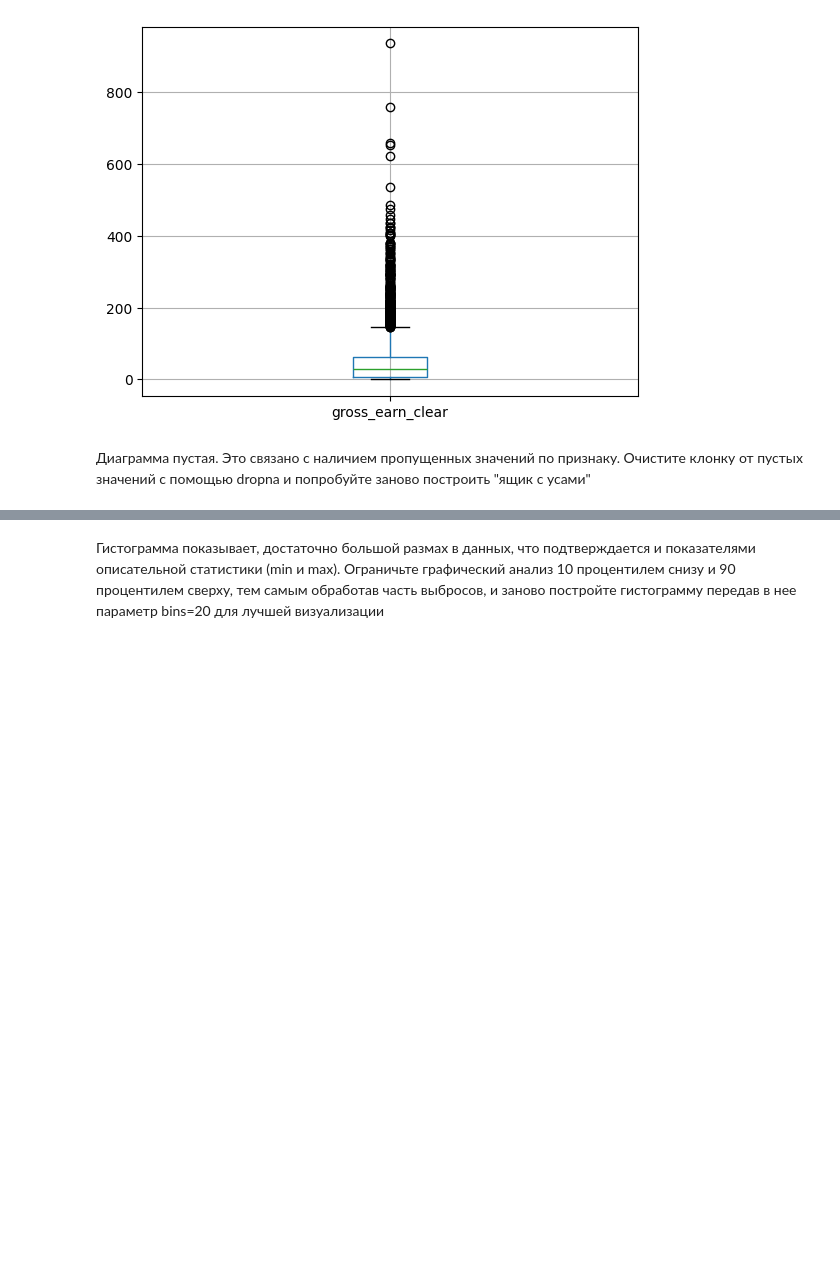
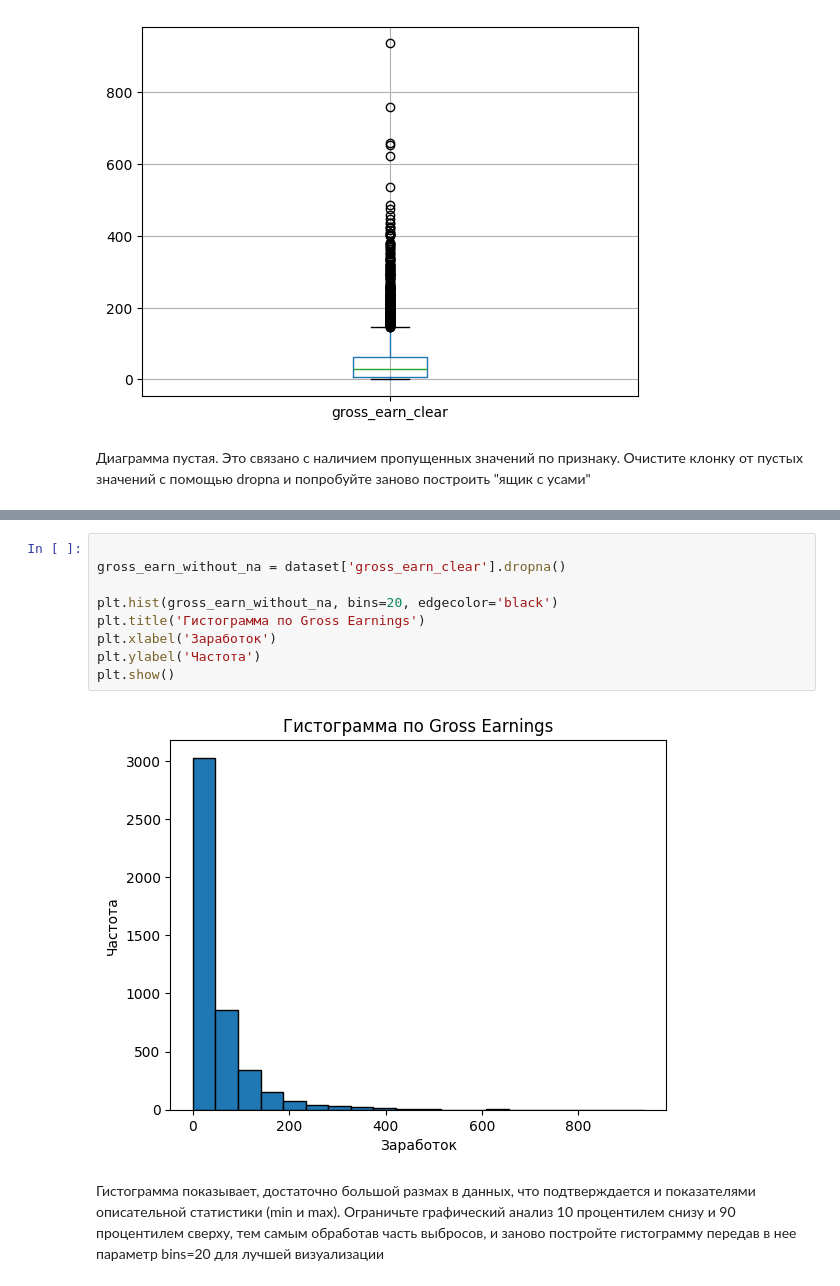
Before and after one commit to moneymisha/parser, a Jupyter notebook: Агеев Михаил Михайлович_Задание_Разведочный_анализ.ipynb, the cells around one changed output, grey strips where cells are left out. Cells and saved outputs as stored; diff of their text form; blank space fills up the shorter version.

```diff
--- a/Агеев Михаил Михайлович_Задание_Разведочный_анализ.ipynb
+++ b/Агеев Михаил Михайлович_Задание_Разведочный_анализ.ipynb
@@ -239,3 +234,14 @@ plt.show()
+# %%
+
+gross_earn_without_na = dataset['gross_earn_clear'].dropna()
+
+plt.hist(gross_earn_without_na, bins=20, edgecolor='black')
+plt.title('Гистограмма по Gross Earnings')
+plt.xlabel('Заработок')
+plt.ylabel('Частота')
+plt.show()
+# %% [output]
+[figure, added]
 # %% [markdown]
 Гистограмма показывает, достаточно большой размах в данных, что подтверждается и показателями описательной статистики (min и max). Ограничьте графический анализ 10 процентилем снизу и 90 процентилем сверху, тем самым обработав часть выбросов, и заново постройте гистограмму передав в нее параметр bins=20 для лучшей визуализации
 # %%
```
Also changed, not shown: parts of 34 cells of this notebook.
